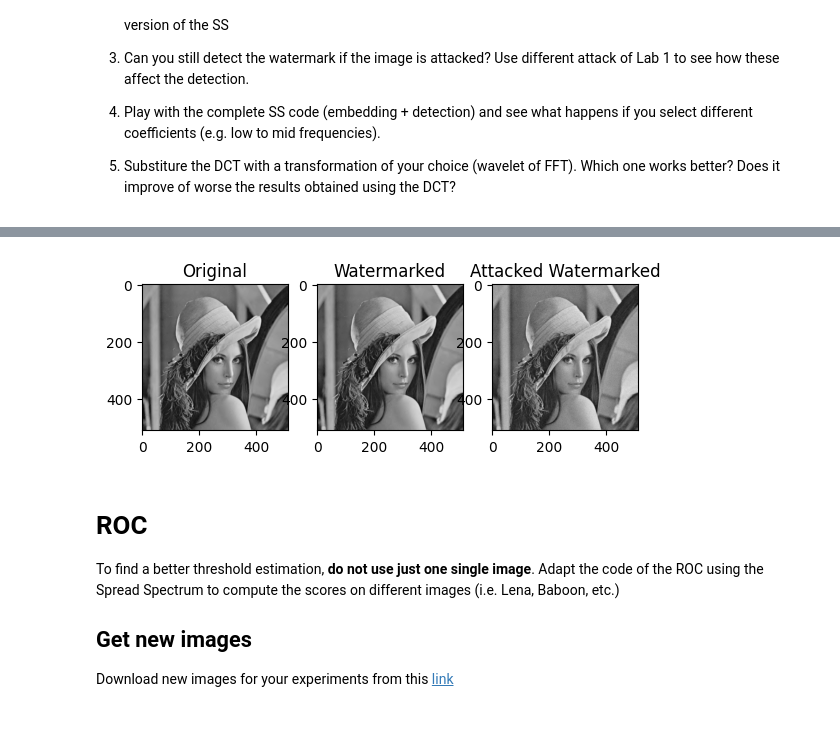
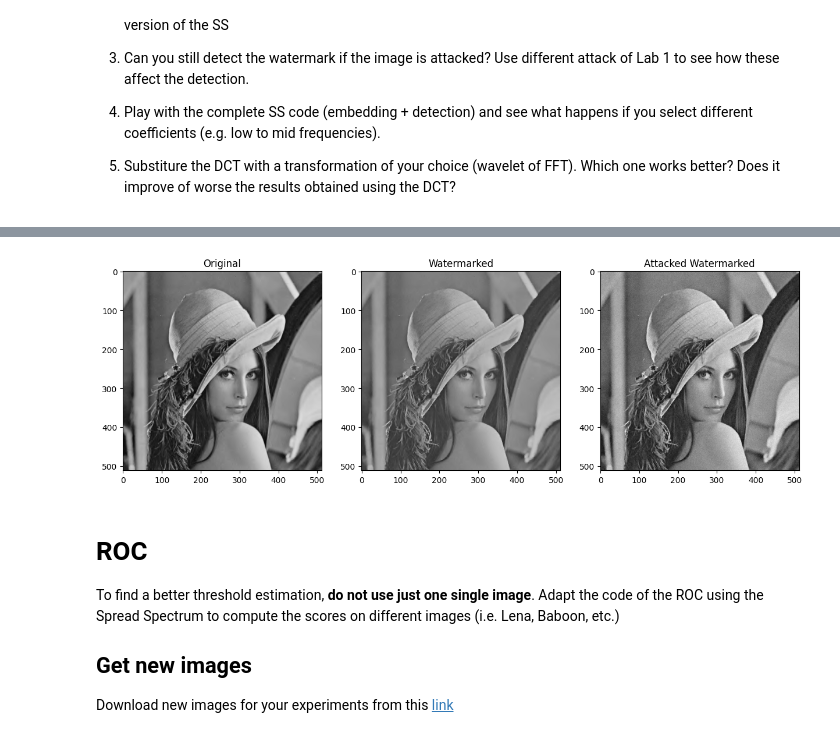
Before and after one commit to Bordi00/multimedia-data-security, a Jupyter notebook: test_tenko.ipynb, the cells around one changed output, grey strips where cells are left out. Cells and saved outputs as stored; diff of their text form; code cells hidden in the pictures.

```diff
--- a/test_tenko.ipynb
+++ b/test_tenko.ipynb
@@ -2563,81 +2501,29 @@ def detection(image, watermarked, alpha, mark_size, v='multiplicative'):
 
     # Create the mask for all the different subbands
 
-    mask_LH0 = create_perceptual_mask(LH0_or)
-    mask_HL0 = create_perceptual_mask(HL0_or)
-    mask_HH0 = create_perceptual_mask(HH0_or)
+    mask_LH0 = np.ones(LH0_or.shape)
+    mask_HL0 = np.ones(HL0_or.shape)
+    mask_HH0 = np.ones(HH0_or.shape)
 
-    mask_LH1 = create_perceptual_mask(LH1_or)
-    mask_HL1 = create_perceptual_mask(HL1_or)
-    mask_HH1 = create_perceptual_mask(HH1_or)
+    mask_LH1 = np.ones(LH1_or.shape)
+    mask_HL1 = np.ones(HL1_or.shape)
+    mask_HH1 = np.ones(HH1_or.shape)
 
-    mask_LH2 = create_perceptual_mask(LH2_or)
-    mask_HL2 = create_perceptual_mask(HL2_or)
-    mask_HH2 = create_perceptual_mask(HH2_or)
+    mask_LH2 = np.ones(LH2_or.shape)
+    mask_HL2 = np.ones(HL2_or.shape)
+    mask_HH2 = np.ones(HH2_or.shape)
 
-    mask_LH3 = create_perceptual_mask(LH3_or)
-    mask_HL3 = create_perceptual_mask(HL3_or)
-    mask_HH3 = create_perceptual_mask(HH3_or)
+    mask_LH0 += create_perceptual_mask(LH0_or)
+    mask_HL0 += create_perceptual_mask(HL0_or)
+    mask_HH0 += create_perceptual_mask(HH0_or)
 
+    mask_LH1 += create_perceptual_mask(LH1_or)
+    mask_HL1 += create_perceptual_mask(HL1_or)
+    mask_HH1 += create_perceptual_mask(HH1_or)
 
-    # Get the locations in LH3
-    sign_LH3 = np.sign(LH3_or)
-    abs_LH3 = abs(LH3_or)
-    locations_LH3 = np.argsort(-abs_LH3,axis=None) # - sign is used to get descending order
-    rows_LH3 = LH3_or.shape[0]
-    locations_LH3 = [(val//rows_LH3, val%rows_LH3) for val in locations_LH3] # locations as (x,y) coordinates
-
-    # Get the locations in HL3
-    sign_HL3 = np.sign(HL3_or)
-    abs_HL3 = abs(HL3_or)
-    locations_HL3 = np.argsort(-abs_HL3,axis=None) # - sign is used to get descending order
-    rows_HL3 = HL3_or.shape[0]
-    locations_HL3 = [(val//rows_HL3, val%rows_HL3) for val in locations_HL3] # locations as (x,y) coordinates
-
-    # Get the locations in HH3
-    sign_HH3 = np.sign(HH3_or)
-    abs_HH3 = abs(HH3_or)
-    locations_HH3 = np.argsort(-abs_HH3,axis=None) # - sign is used to get descending order
-    rows_HH3 = HH3_or.shape[0]
-    locations_HH3 = [(val//rows_HH3, val%rows_HH3) for val in locations_HH3] # locations as (x,y) coordinates
-
-    # Generate a watermark
-    w_ex1_3 = np.zeros(mark_size, dtype=np.float64)
-    w_ex2_3 = np.zeros(mark_size, dtype=np.float64)
-    w_ex3_3 = np.zeros(mark_size, dtype=np.float64)
-
-    # Embed the watermark
-    for idx, loc in enumerate(locations_LH3[1:mark_size+1]):
-        if v=='additive':
-            x = locations_LH3[idx][0]
-            y = locations_LH3[idx][1]
-            w_ex1_3[idx] =  (LH3_w[loc] - LH3_or[loc]) / modularAlpha(3, 0, alpha) * mask_LH3[x][y]
-        elif v=='multiplicative':
-            x = locations_LH3[idx][0]
-            y = locations_LH3[idx][1]
-            w_ex1_3[idx] =  (LH3_w[loc] - LH3_or[loc]) / (modularAlpha(3, 0, alpha) * mask_LH3[x][y] * LH3_or[loc])
-
-    # Embed the watermark
-    for idx, loc in enumerate(locations_HL3[1:mark_size+1]):
-        if v=='additive':
-            x = locations_HL3[idx][0]
-            y = locations_HL3[idx][1]
-            w_ex1_3[idx] =  (HL3_w[loc] - HL3_or[loc]) / modularAlpha(3, 2, alpha) * mask_HL3[x][y]
-        elif v=='multiplicative':
-            x = locations_HL3[idx][0]
-            y = locations_HL3[idx][1]
-            w_ex1_3[idx] =  (HL3_w[loc] - HL3_or[loc]) / (modularAlpha(3, 2, alpha) * mask_HL3[x][y] * HL3_or[loc])
-
-    # Embed the watermark
-    for idx, loc in enumerate(locations_HH3[1:mark_size+1]):
-        if v=='additive':
-            x = locations_HH3[idx][0]
-            y = locations_HH3[idx][1]
-            w_ex1_3[idx] =  (HH3_w[loc] - HH3_or[loc]) / modularAlpha(3, 1, alpha) * mask_HH3[x][y]
-        elif v=='multiplicative':
-            x = locations_HH3[idx][0]
-            y = locations_HH3[idx][1]
-            w_ex1_3[idx] =  (HH3_w[loc] - HH3_or[loc]) / (modularAlpha(3, 1, alpha) * mask_HH3[x][y] * HH3_or[loc])
+    mask_LH2 += create_perceptual_mask(LH2_or)
+    mask_HL2 += create_perceptual_mask(HL2_or)
+    mask_HH2 += create_perceptual_mask(HH2_or)
 
 
     # Get the locations in LH2
@@ -2648,14 +2534,14 @@ def detection(image, watermarked, alpha, mark_size, v='multiplicative'):
     locations_LH2 = [(val//rows_LH2, val%rows_LH2) for val in locations_LH2] # locations as (x,y) coordinates
 
 
-    # Get the locations in HL
+    # Get the locations in HL2
     sign_HL2 = np.sign(HL2_or)
     abs_HL2 = abs(HL2_or)
     locations_HL2 = np.argsort(-abs_HL2,axis=None) # - sign is used to get descending order
     rows_HL2 = HL2_or.shape[0]
     locations_HL2 = [(val//rows_HL2, val%rows_HL2) for val in locations_HL2] # locations as (x,y) coordinates
 
-    # Get the locations in HH
+    # Get the locations in HH2
     sign_HH2 = np.sign(HH2_or)
     abs_HH2 = abs(HH2_or)
     locations_HH2 = np.argsort(-abs_HH2,axis=None) # - sign is used to get descending order
@@ -2820,12 +2706,14 @@ def detection(image, watermarked, alpha, mark_size, v='multiplicative'):
             y = locations_HH0[idx][1]
             w_ex1_0[idx] =  (HH0_w[loc] - HH0_or[loc]) / (modularAlpha(0, 1, alpha) * mask_HH0[x][y] * HH0_or[loc])
 
-    return [w_ex1_0, w_ex2_0, w_ex3_0, w_ex1_1, w_ex2_1, w_ex3_1, w_ex1_2, w_ex2_2, w_ex3_2, w_ex1_3, w_ex2_3, w_ex3_3]
+    return [w_ex1_0, w_ex2_0, w_ex3_0, w_ex1_1, w_ex2_1, w_ex3_1, w_ex1_2, w_ex2_2, w_ex3_2]
 
 #######  your attack  ########
 
 attacked = awgn(watermarkedPicture, 8, 123)
 
+
+plt.figure(figsize=(15, 9))
 plt.subplot(131)
 plt.title('Original')
 plt.imshow(image, cmap='gray')
@@ -2881,5 +2769,5 @@ Mark has been lost in the attacked image. SIM = 0.045040
 --------------------------
-[figure, old version]
+[figure, new version]
 # %% [markdown]
 # ROC
 
```
Also changed, not shown: parts of 2 cells of this notebook.
